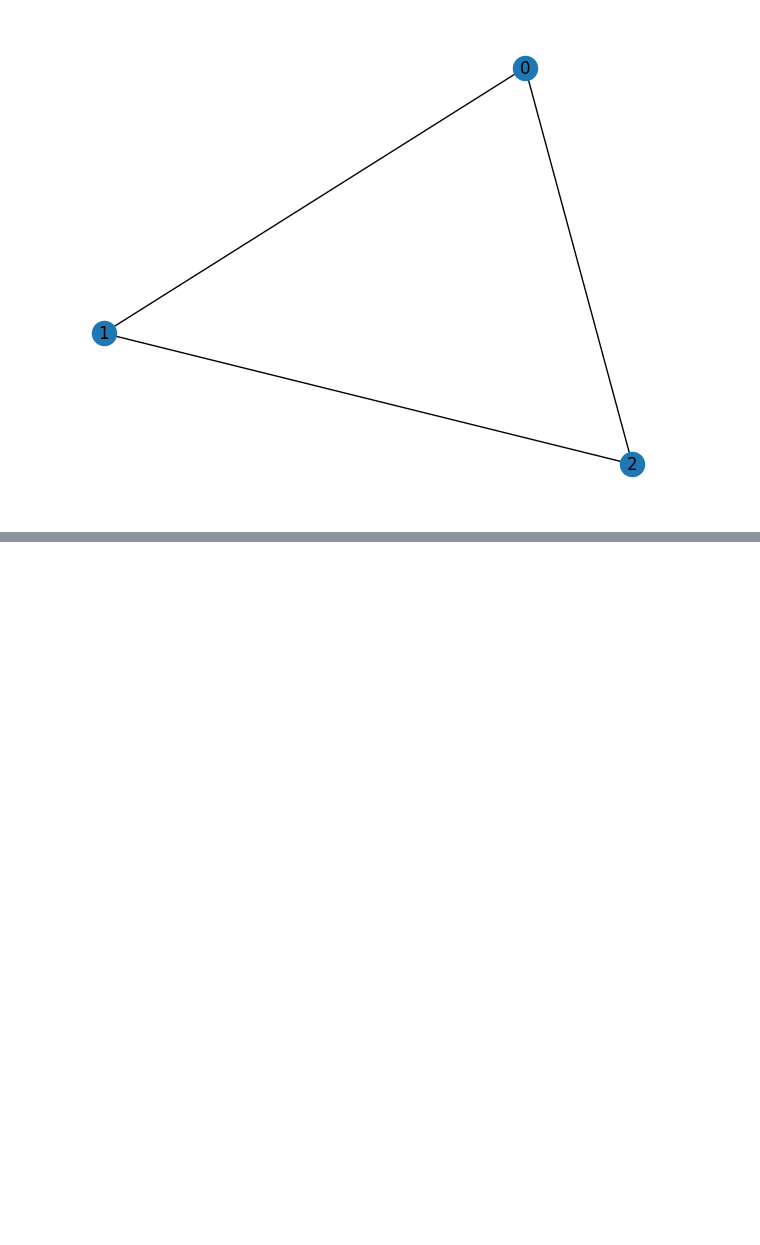
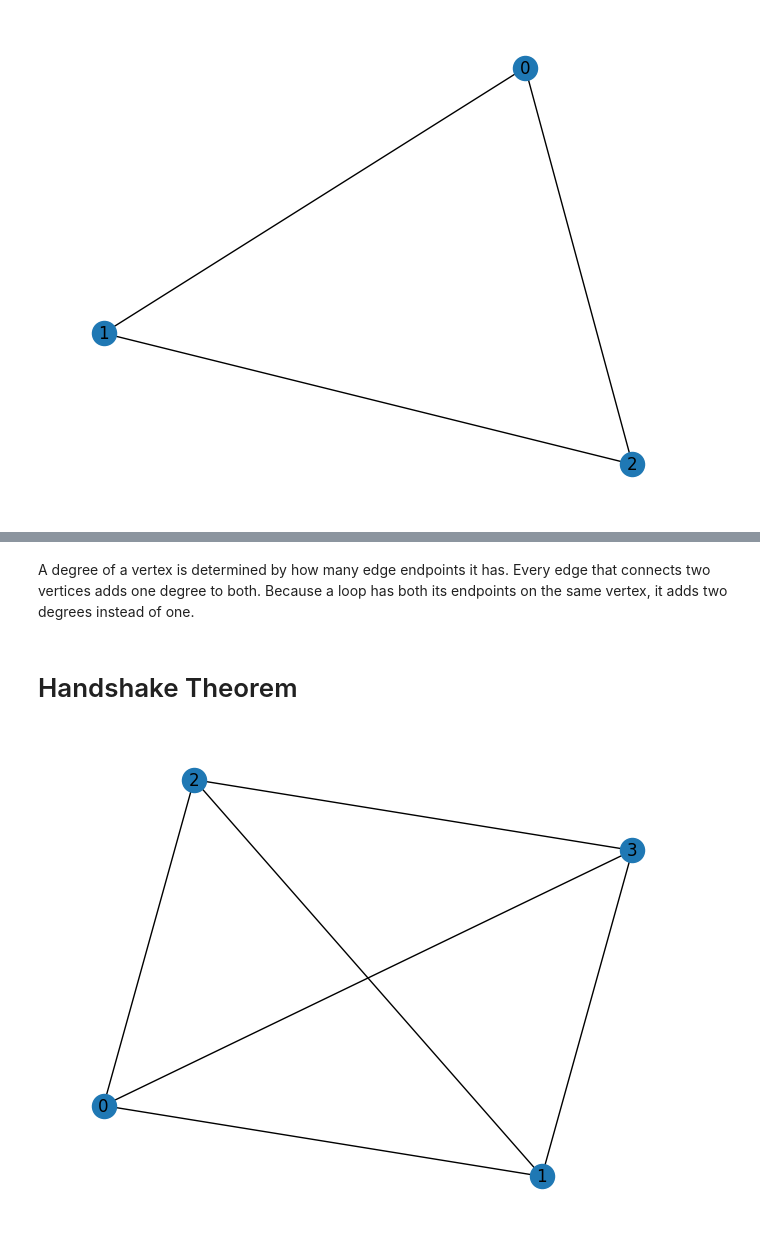
Before and after one commit to Celian4862/Discrete_Math_2, a Jupyter notebook: Assignments/Lecture 3/pre-finals.ipynb, the cells around one changed output, grey strips where cells are left out. Drawn from its saved outputs; the diff is of its cells as text; code cells hidden in the pictures; blank space fills up the shorter version.

```diff
--- a/Assignments/Lecture 3/pre-finals.ipynb
+++ b/Assignments/Lecture 3/pre-finals.ipynb
@@ -131,0 +157,20 @@ In the example above, the lower graph is a subgraph of the upper one, having exa
+# %% [markdown]
+A degree of a vertex is determined by how many edge endpoints it has. Every edge that connects two vertices adds one degree to both. Because a loop has both its endpoints on the same vertex, it adds two degrees instead of one.
+# %% [markdown]
+# Handshake Theorem
+# %%
+import matplotlib.pyplot as plt
+import networkx as nx
+
+# Create a complete graph with 2 nodes
+G = nx.complete_graph(4)
+
+# Seed for reproducible layout
+seed = 57
+pos = nx.spring_layout(G, seed=seed)
+
+# Draw the graph
+nx.draw(G, pos=pos, with_labels=True)
+plt.show()
+# %% [output]
+[figure, added]
```
Also changed, not shown: parts of 44 cells of this notebook.
